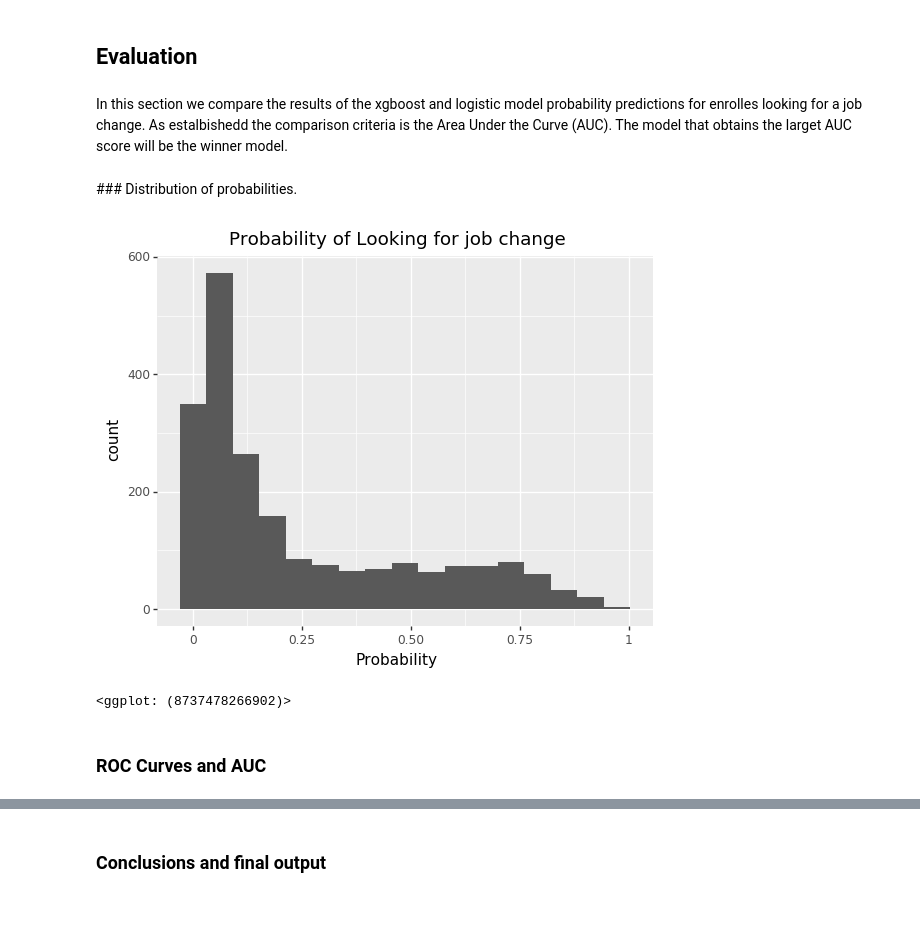
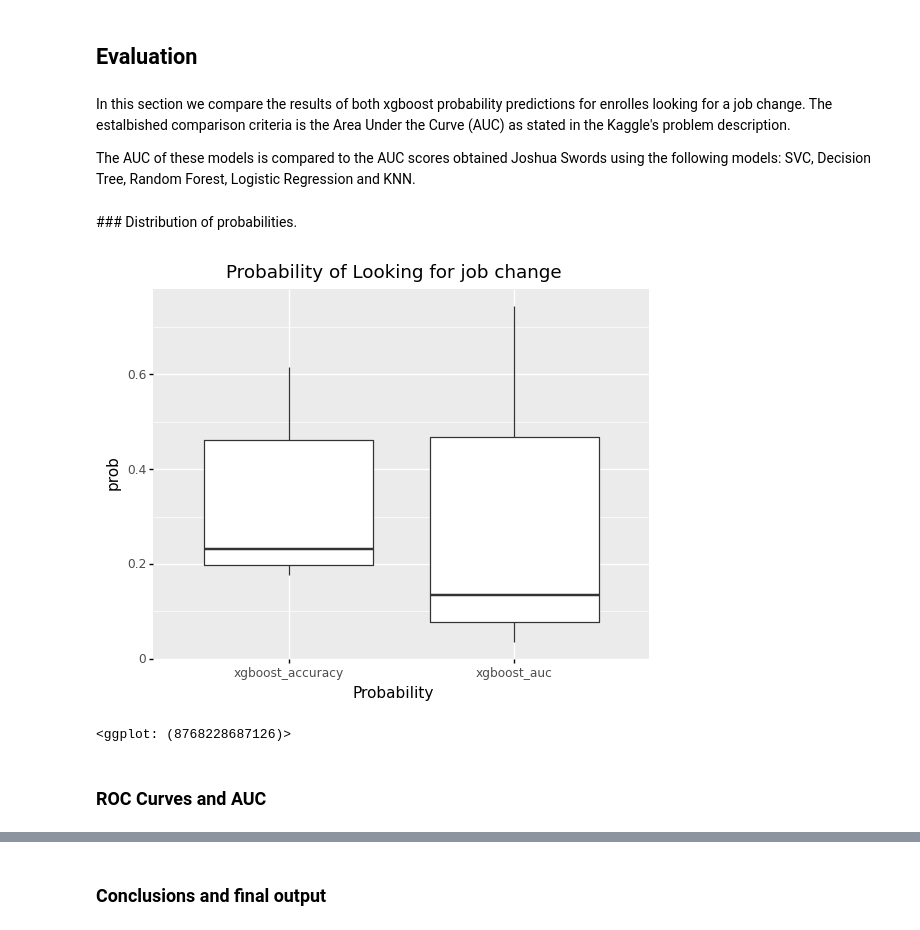
Before and after one commit to Druizm128/predicting_job_change, a Jupyter notebook: project.ipynb, the cells around one changed output, grey strips where cells are left out. Drawn from its saved outputs; the diff is of its cells as text; code cells hidden in the pictures.

```diff
--- a/project.ipynb
+++ b/project.ipynb
@@ -657,22 +685,31 @@ Predictions are passed from S3 to local machine for analysis.
 # %% [markdown]
 ## Evaluation
 # %% [markdown]
-In this section we compare the results of the xgboost and logistic model probability predictions for enrolles looking for a job change. As estalbishedd the comparison criteria is the Area Under the Curve (AUC). The model that obtains the larget AUC score will be the winner model.
+In this section we compare the results of both xgboost probability predictions for enrolles looking for a job change. The estalbished comparison criteria is the Area Under the Curve (AUC) as stated in the Kaggle's problem description.
+
+The AUC of these models is compared to the AUC scores obtained Joshua Swords using the following models: SVC, Decision Tree, Random Forest, Logistic Regression and KNN.
 # %% [markdown]
 ### Distribution of probabilities.
 # %%
-y_test_pred = pd.read_csv(os.path.join(dir_sagemaker_predictions, 'xgboost/test.csv.out'), header = None ).values.reshape(1,-1)[0]
+y_test_pred_xgboost_accuracy = pd.read_csv(os.path.join(dir_sagemaker_predictions, 'xgboost_acurracy/test.csv.out'), header = None ).values.reshape(1,-1)[0]
+y_test_pred_xgboost_auc = pd.read_csv(os.path.join(dir_sagemaker_predictions, 'xgboost_auc/test.csv.out'), header = None ).values.reshape(1,-1)[0]
 y_test_true = np.load('data/raw/jobchange_test_target_values.npy')
+# %%
+df_model_probs = pd.concat([
+    pd.DataFrame({'prob':y_test_pred_xgboost_accuracy, 'model': 'xgboost_accuracy'}),
+    pd.DataFrame({'prob':y_test_pred_xgboost_auc, 'model': 'xgboost_auc'})
+])
 # %%
 (
-    ggplot( pd.DataFrame({'prob':y_test_pred}), aes( x = 'prob')) +
-    geom_histogram() +
+    ggplot( df_model_probs, aes( x = 'model', y = 'prob')) +
+    geom_boxplot() +
+    #facet_wrap(facets='~model') +
     labs(title = 'Probability of Looking for job change', x = 'Probability')
 )
 # %% [output]
-[figure, old version]
+[figure, new version]
-<ggplot: (8737478266902)>
+<ggplot: (8768228687126)>
+# %% [markdown]
+### ROC Curves and AUC
 # %%
 from sklearn import metrics
-# %% [markdown]
-### ROC Curves and AUC
```
Also changed, not shown: parts of 44 cells of this notebook.
